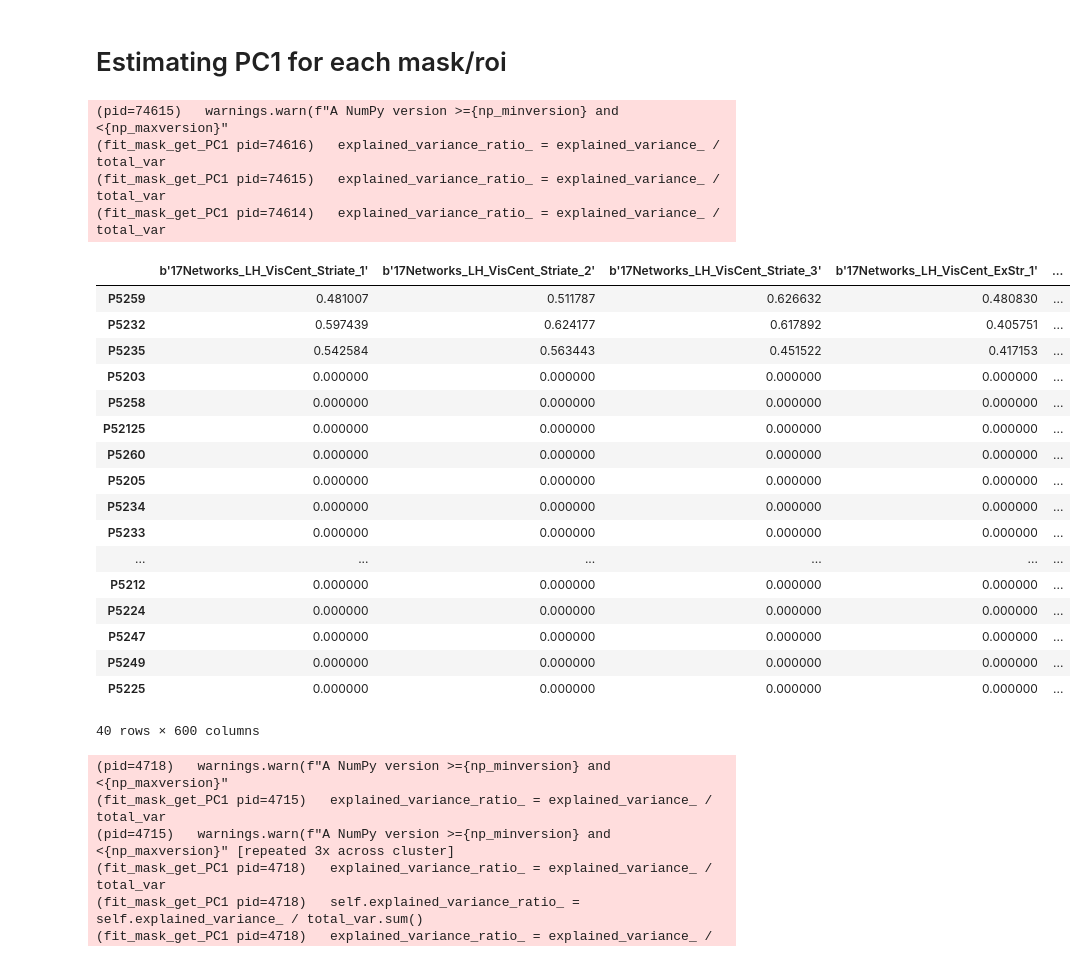
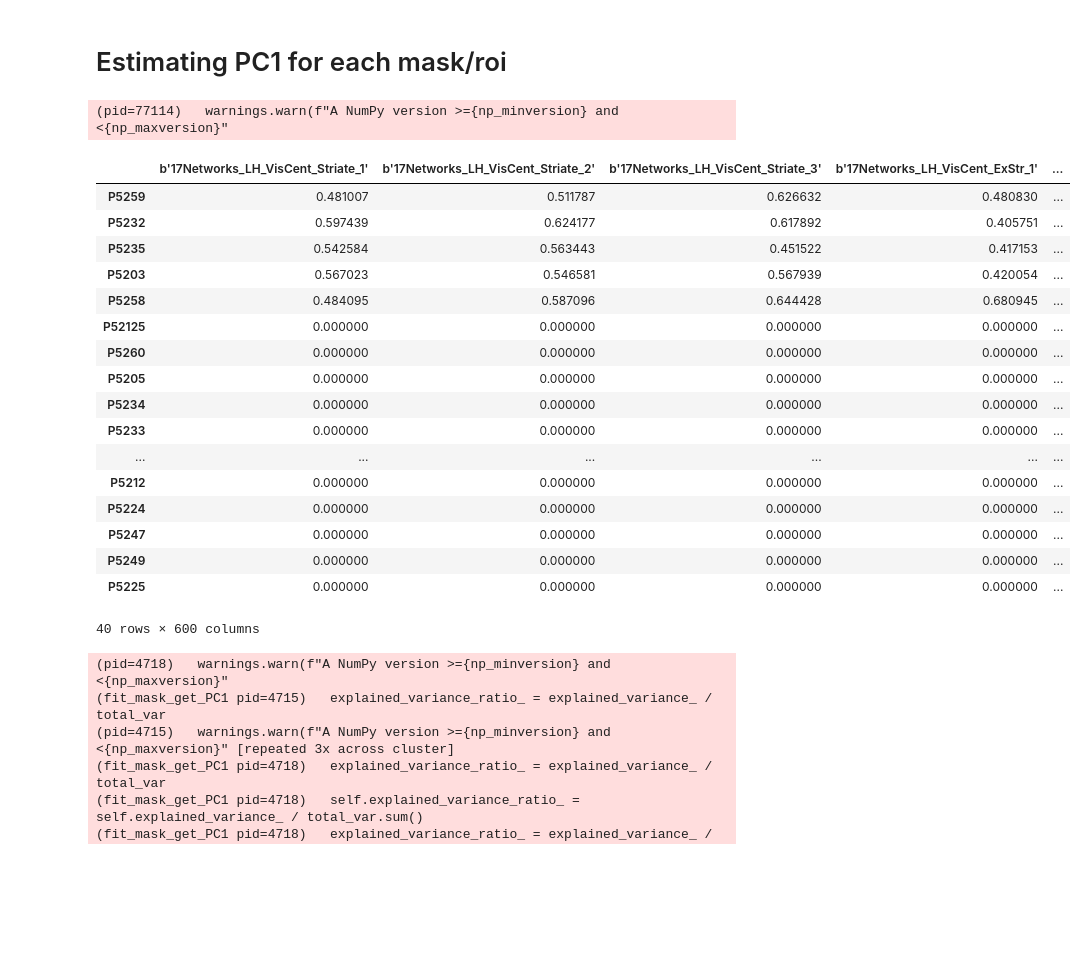
Before and after one commit to LuisA00/ResearchElective_Maastricht2023, a Jupyter notebook: Validating_Schaefer_Fit.ipynb, the cells around one changed output. Cells and saved outputs as stored; diff of their text form; code cells hidden in the pictures; blank space fills up the shorter version.

Commit message:
Update Schaefer scores.

```diff
--- a/Validating_Schaefer_Fit.ipynb
+++ b/Validating_Schaefer_Fit.ipynb
@@ -256,8 +255,9 @@ for path in os.listdir("CANCOC_PP_1"):
 
 #sub2_COC_PC1_scores = []
 #sub3_COC_PC1_scores = []
-#sub4_COC_PC1_scores = []
-#sub5_COC_PC1_scores = []
+
+sub4_COC_PC1_scores = []
+sub5_COC_PC1_scores = []
 #sub6_COC_PC1_scores = []
 #sub7_COC_PC1_scores = []
 #sub8_COC_PC1_scores = []
@@ -276,8 +276,8 @@ for current_roi in range(600):
 
     #sub2_COC_PC1_scores.append(fit_mask_get_PC1.remote(Schaefer_masks[current_roi], COC_paths[1]))
     #sub3_COC_PC1_scores.append(fit_mask_get_PC1.remote(Schaefer_masks[current_roi], COC_paths[2]))
-    #sub4_COC_PC1_scores.append(fit_mask_get_PC1.remote(Schaefer_masks[current_roi], COC_paths[3]))
-    #sub5_COC_PC1_scores.append(fit_mask_get_PC1.remote(Schaefer_masks[current_roi], COC_paths[4]))
+    sub4_COC_PC1_scores.append(fit_mask_get_PC1.remote(Schaefer_masks[current_roi], COC_paths[3]))
+    sub5_COC_PC1_scores.append(fit_mask_get_PC1.remote(Schaefer_masks[current_roi], COC_paths[4]))
     #sub6_COC_PC1_scores.append(fit_mask_get_PC1.remote(Schaefer_masks[current_roi], COC_paths[5]))
     #sub7_COC_PC1_scores.append(fit_mask_get_PC1.remote(Schaefer_masks[current_roi], COC_paths[6]))
     #sub8_COC_PC1_scores.append(fit_mask_get_PC1.remote(Schaefer_masks[current_roi], COC_paths[7]))
@@ -290,17 +290,16 @@ for current_roi in range(600):
     #sub15_COC_PC1_scores.append(fit_mask_get_PC1.remote(Schaefer_masks[current_roi], COC_paths[14]))
     #sub16_COC_PC1_scores.append(fit_mask_get_PC1.remote(Schaefer_masks[current_roi], COC_paths[15]))
 # %% [output]
-(pid=74615)   warnings.warn(f"A NumPy version >={np_minversion} and <{np_maxversion}"
-(fit_mask_get_PC1 pid=74616)   explained_variance_ratio_ = explained_variance_ / total_var
-(fit_mask_get_PC1 pid=74615)   explained_variance_ratio_ = explained_variance_ / total_var
-(fit_mask_get_PC1 pid=74614)   explained_variance_ratio_ = explained_variance_ / total_var
+(pid=77114)   warnings.warn(f"A NumPy version >={np_minversion} and <{np_maxversion}"
 # %%
 #sub1_GMCOC_scores = ray.get(sub1_COC_PC1_scores)
 
 #sub2_GMCOC_scores = ray.get(sub2_COC_PC1_scores)
 #sub3_GMCOC_scores = ray.get(sub3_COC_PC1_scores)
-#sub4_GMCOC_scores = ray.get(sub4_COC_PC1_scores)
-#sub5_GMCOC_scores = ray.get(sub5_COC_PC1_scores)
+
+sub4_GMCOC_scores = ray.get(sub4_COC_PC1_scores)
+sub5_GMCOC_scores = ray.get(sub5_COC_PC1_scores)
+
 #sub6_GMCOC_scores = ray.get(sub6_COC_PC1_scores)
 #sub7_GMCOC_scores = ray.get(sub7_COC_PC1_scores)
 #sub8_GMCOC_scores = ray.get(sub8_COC_PC1_scores)
@@ -308,37 +307,38 @@ for current_roi in range(600):
 #sub10_GMCOC_scores = ray.get(sub10_COC_PC1_scores)
 #sub11_GMCOC_scores = ray.get(sub11_COC_PC1_scores)
 #sub12_GMCOC_scores = ray.get(sub12_COC_PC1_scores)
 #sub13_GMCOC_scores = ray.get(sub13_COC_PC1_scores)
 #sub14_GMCOC_scores = ray.get(sub14_COC_PC1_scores)
 #sub15_GMCOC_scores = ray.get(sub15_COC_PC1_scores)
 #sub16_GMCOC_scores = ray.get(sub16_COC_PC1_scores)
 
 #COC_PC1_Schaefer_scores_df.iloc[0] = sub1_GMCOC_scores[:]
 
 #COC_PC1_Schaefer_scores_df.iloc[1] = sub2_GMCOC_scores[:]
 #COC_PC1_Schaefer_scores_df.iloc[2] = sub3_GMCOC_scores[:]
-#COC_PC1_AA_scores_df.iloc[3] = sub4_GMCOC_scores[:]
-#COC_PC1_AA_scores_df.iloc[4] = sub5_GMCOC_scores[:]
+
+COC_PC1_Schaefer_scores_df.iloc[3] = sub4_GMCOC_scores[:]
+COC_PC1_Schaefer_scores_df.iloc[4] = sub5_GMCOC_scores[:]
 #COC_PC1_AA_scores_df.iloc[5] = sub6_GMCOC_scores[:]
 #COC_PC1_AA_scores_df.iloc[6] = sub7_GMCOC_scores[:]
 #COC_PC1_AA_scores_df.iloc[7] = sub8_GMCOC_scores[:]
 #COC_PC1_AA_scores_df.iloc[8] = sub9_GMCOC_scores[:]
 #COC_PC1_AA_scores_df.iloc[9] = sub10_GMCOC_scores[:]
 #COC_PC1_AA_scores_df.iloc[10] = sub11_GMCOC_scores[:]
 #COC_PC1_AA_scores_df.iloc[11] = sub12_GMCOC_scores[:]
 #COC_PC1_AA_scores_df.iloc[12] = sub13_GMCOC_scores[:]
 #COC_PC1_AA_scores_df.iloc[13] = sub14_GMCOC_scores[:]
 #COC_PC1_AA_scores_df.iloc[14] = sub15_GMCOC_scores[:]
 #COC_PC1_AA_scores_df.iloc[15] = sub16_GMCOC_scores[:]
 
 COC_PC1_Schaefer_scores_df.head(40)
 # %% [output]
 |  | b'17Networks_LH_VisCent_Striate_1' | b'17Networks_LH_VisCent_Striate_2' | b'17Networks_LH_VisCent_Striate_3' | b'17Networks_LH_VisCent_ExStr_1' | ... |
 | P5259 | 0.481007 | 0.511787 | 0.626632 | 0.480830 | ... |
 | P5232 | 0.597439 | 0.624177 | 0.617892 | 0.405751 | ... |
 | P5235 | 0.542584 | 0.563443 | 0.451522 | 0.417153 | ... |
-| P5203 | 0.000000 | 0.000000 | 0.000000 | 0.000000 | ... |
-| P5258 | 0.000000 | 0.000000 | 0.000000 | 0.000000 | ... |
+| P5203 | 0.567023 | 0.546581 | 0.567939 | 0.420054 | ... |
+| P5258 | 0.484095 | 0.587096 | 0.644428 | 0.680945 | ... |
 | P52125 | 0.000000 | 0.000000 | 0.000000 | 0.000000 | ... |
 | P5260 | 0.000000 | 0.000000 | 0.000000 | 0.000000 | ... |
 | P5205 | 0.000000 | 0.000000 | 0.000000 | 0.000000 | ... |
```
Also changed, not shown: parts of 1 cell of this notebook, 1 other file.
